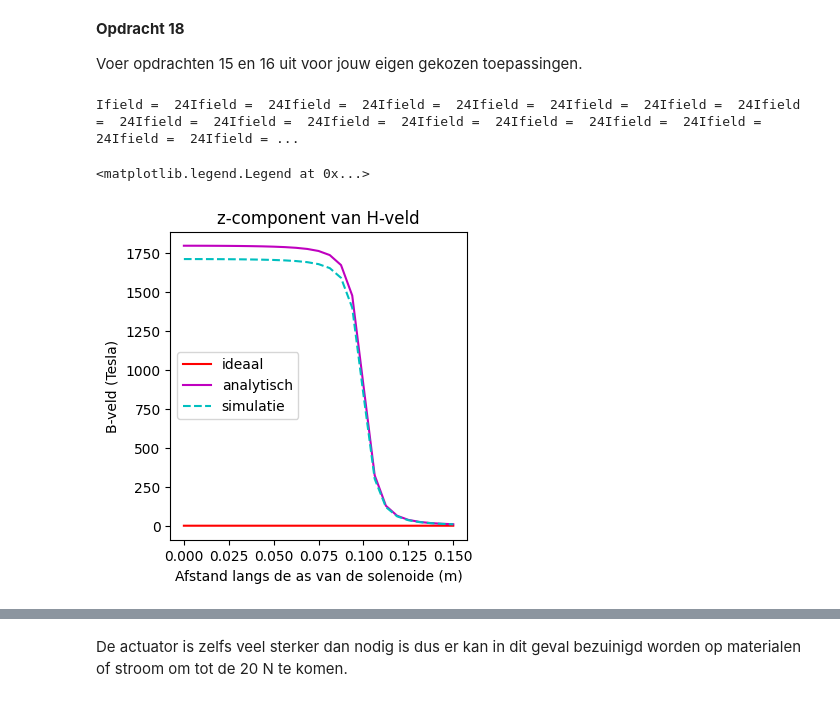
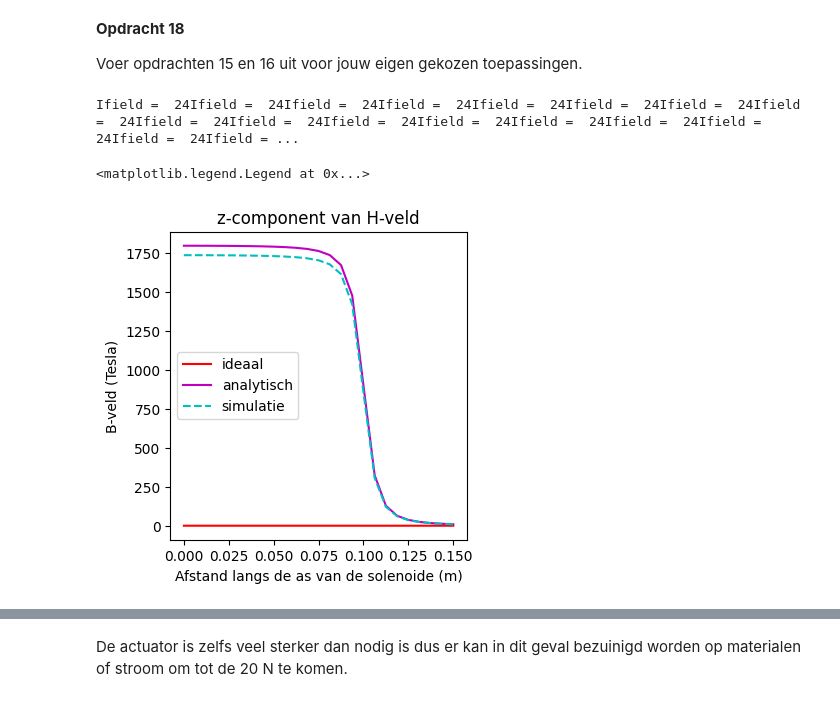
Before and after one commit to korne-Hoendervangers/opdrachten-DEF-D-KorneHoendervangers, a Jupyter notebook: DigitaleOntwerpopdrachten/2KrachtactuatorOpdracht/2KrachtactuatorOpdracht/KrachtactuatorOpdracht.ipynb, the cells around one changed output, grey strips where cells are left out. Cells and saved outputs as stored; diff of their text form; code cells hidden in the pictures.

```diff
--- a/DigitaleOntwerpopdrachten/2KrachtactuatorOpdracht/2KrachtactuatorOpdracht/KrachtactuatorOpdracht.ipynb
+++ b/DigitaleOntwerpopdrachten/2KrachtactuatorOpdracht/2KrachtactuatorOpdracht/KrachtactuatorOpdracht.ipynb
@@ -731,7 +712,7 @@ z_ax=np.linspace(0, 1.5*L_sol/2, n_ax)
 H_ax=np.zeros((n_ax,1))
 
 aantal_omwent = 180
-N = 2100
+N = 2500
 r_sol = 0.0075
 x, y, z = parametrisatie(N,r_sol,aantal_omwent,L_sol)
 
@@ -745,34 +726,34 @@ for i_field in range(n_ax):
     Hsimulated=np.array([0,0,0], dtype='float64')
     for i_source in np.arange(N-1):
         # Bepaal dl en r_source en gebruik
 ###
         r_source = np.array([x[i_source],y[i_source],z[i_source]])
         dl = np.array([x[i_source + 1] - x[i_source],y[i_source + 1] - y[i_source],z[i_source + 1] - z[i_source]])
 ###
         Hsimulated += field_current_element(r_field, r_source, dl)
         print(f"Ifield =  {i_field}", end="")
 
     # selecting the z-component
     H_ax[i_field,0]=Hsimulated[2]
 
 H_veld_ideaal=analytical_answer*np.ones(n_ax)*(1.0*(z_ax < L_sol/2))
 
 # dit is nog een aardige analytische uitdrukking die je kan uitrekenen voor de z-component op de as van een solenoide met eindige lengte
 H_veld_analytisch=(aantal_omwent*I/L_sol/2)*((L_sol/2-z_ax)/np.sqrt((z_ax- L_sol/2)**2 + r_sol**2)+(L_sol/2+z_ax)/np.sqrt((z_ax+ L_sol/2)**2 + r_sol**2))
 
 plt.figure(figsize=[13,4])
 plt.subplot(131)
 plt.title('z-component van H-veld')
 plt.plot(z_ax, H_veld_ideaal, '-r', label='ideaal')
 plt.plot(z_ax, H_veld_analytisch, '-m', label='analytisch')
 plt.plot(z_ax, H_ax, '--c', label='simulatie')
 plt.xlabel('Afstand langs de as van de solenoide (m)')
 plt.ylabel('B-veld (Tesla)')
 plt.legend()
 # %% [output]
 Ifield =  24Ifield =  24Ifield =  24Ifield =  24Ifield =  24Ifield =  24Ifield =  24Ifield =  24Ifield =  24Ifield =  24Ifield =  24Ifield =  24Ifield =  24Ifield =  24Ifield =  24Ifield =  24Ifield = ...
 <matplotlib.legend.Legend at 0x...>
-[figure, old version]
+[figure, new version]
 # %%
 #opdracht 16
 #Gegevens:
```
Also changed, not shown: parts of 13 cells of this notebook.
